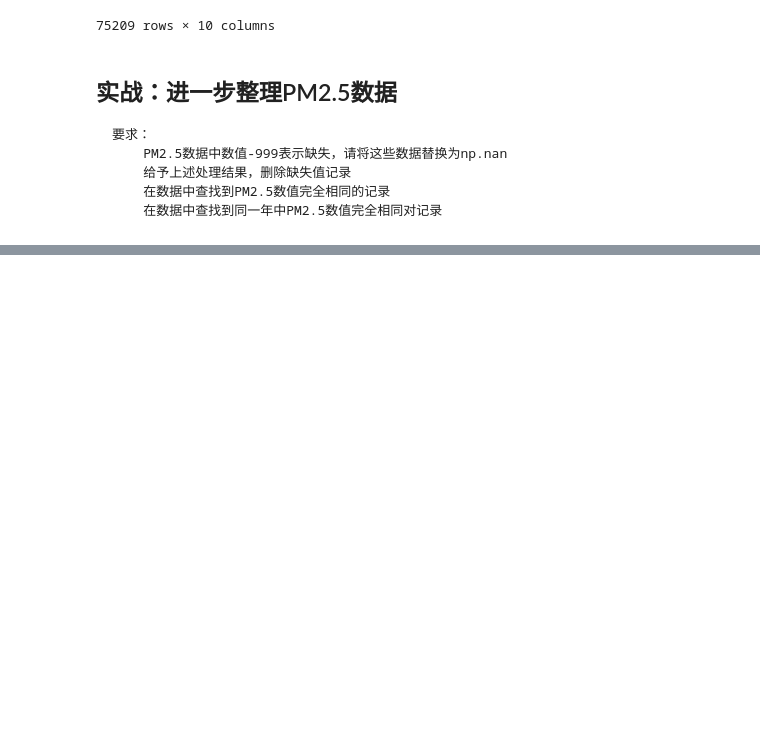
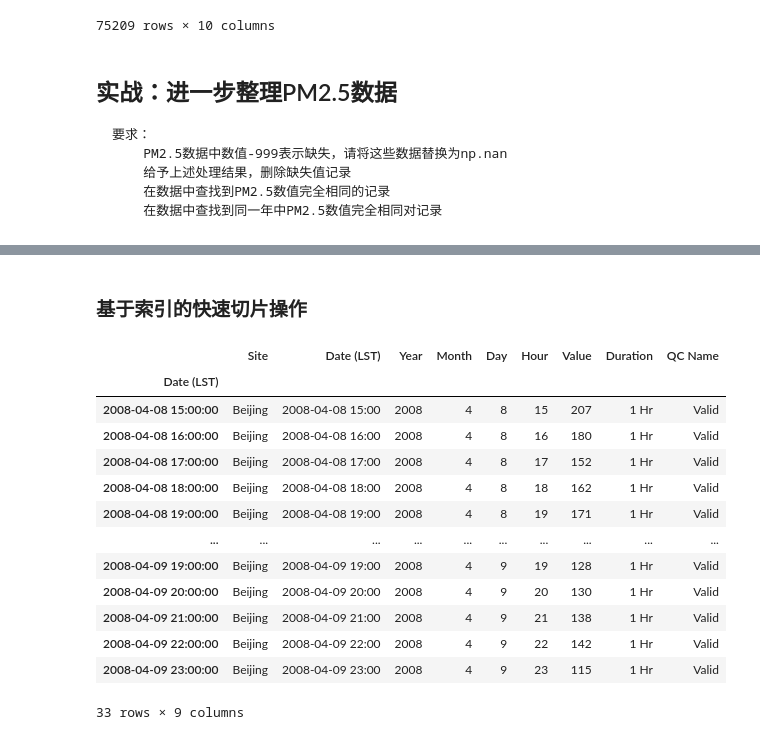
Before and after one commit to kexiaojiu/Pandas_learning_notes, a Jupyter notebook: 01 pandas/my_note.ipynb, the cells around one changed output, grey strips where cells are left out. Cells and saved outputs as stored; diff of their text form; code cells hidden in the pictures; blank space fills up the shorter version.

```diff
--- a/01 pandas/my_note.ipynb
+++ b/01 pandas/my_note.ipynb
@@ -1156,0 +1308,19 @@ df.drop_duplicates(['Site','Year','Month','Day','Hour'],keep='first')
+# %% [markdown]
+### 基于索引的快速切片操作
+# %%
+time_index["2008-04-08":"2008-04-09"]
+# %% [output]
+|  | Site | Date (LST) | Year | Month | Day | Hour | Value | Duration | QC Name |
+| Date (LST) |  |  |  |  |  |  |  |  |  |
+| 2008-04-08 15:00:00 | Beijing | 2008-04-08 15:00 | 2008 | 4 | 8 | 15 | 207 | 1 Hr | Valid |
+| 2008-04-08 16:00:00 | Beijing | 2008-04-08 16:00 | 2008 | 4 | 8 | 16 | 180 | 1 Hr | Valid |
+| 2008-04-08 17:00:00 | Beijing | 2008-04-08 17:00 | 2008 | 4 | 8 | 17 | 152 | 1 Hr | Valid |
+| 2008-04-08 18:00:00 | Beijing | 2008-04-08 18:00 | 2008 | 4 | 8 | 18 | 162 | 1 Hr | Valid |
+| 2008-04-08 19:00:00 | Beijing | 2008-04-08 19:00 | 2008 | 4 | 8 | 19 | 171 | 1 Hr | Valid |
+| ... | ... | ... | ... | ... | ... | ... | ... | ... | ... |
+| 2008-04-09 19:00:00 | Beijing | 2008-04-09 19:00 | 2008 | 4 | 9 | 19 | 128 | 1 Hr | Valid |
+| 2008-04-09 20:00:00 | Beijing | 2008-04-09 20:00 | 2008 | 4 | 9 | 20 | 130 | 1 Hr | Valid |
+| 2008-04-09 21:00:00 | Beijing | 2008-04-09 21:00 | 2008 | 4 | 9 | 21 | 138 | 1 Hr | Valid |
+| 2008-04-09 22:00:00 | Beijing | 2008-04-09 22:00 | 2008 | 4 | 9 | 22 | 142 | 1 Hr | Valid |
+| 2008-04-09 23:00:00 | Beijing | 2008-04-09 23:00 | 2008 | 4 | 9 | 23 | 115 | 1 Hr | Valid |
+33 rows × 9 columns
```
Also changed, not shown: parts of 44 cells of this notebook, 1 other file.
